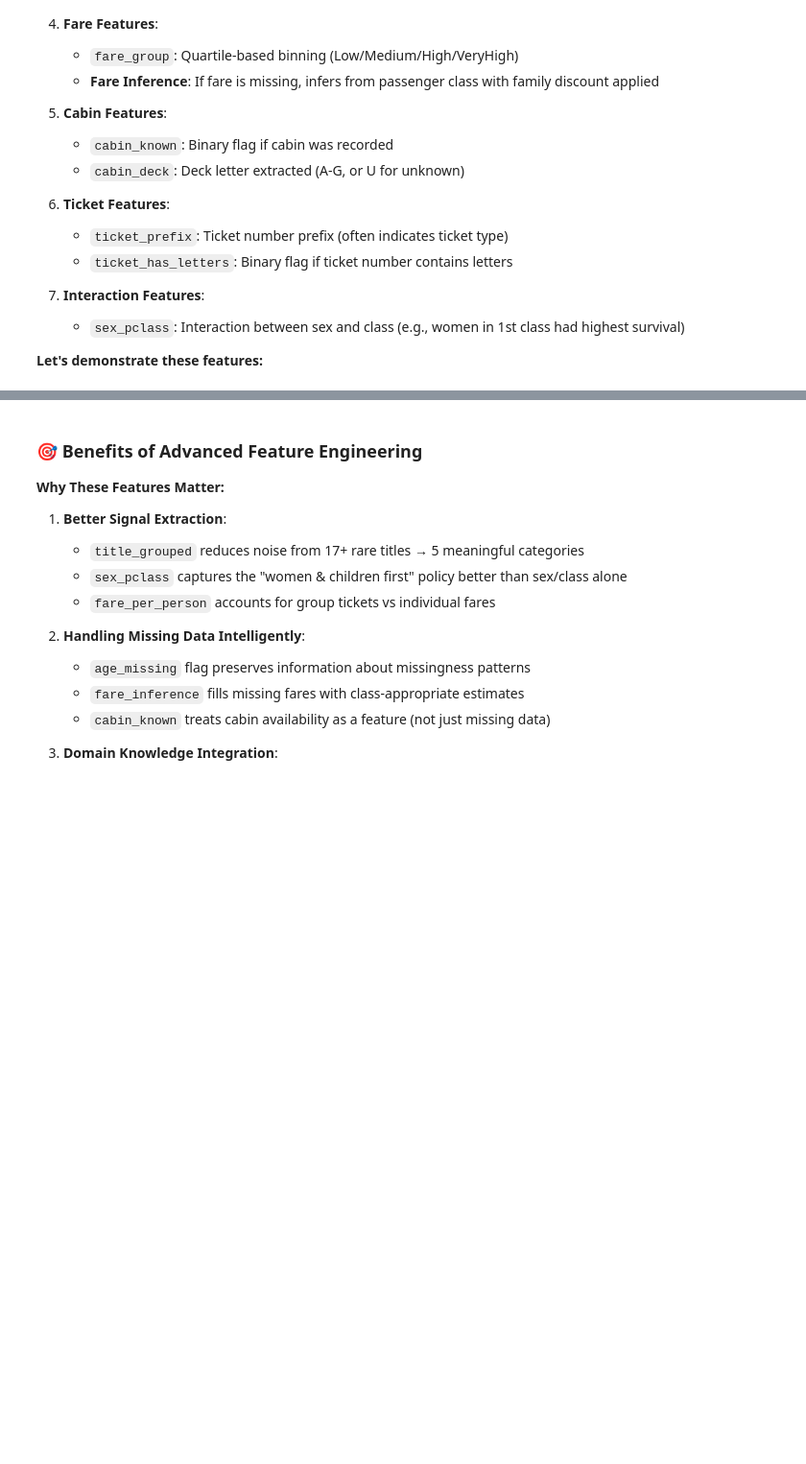
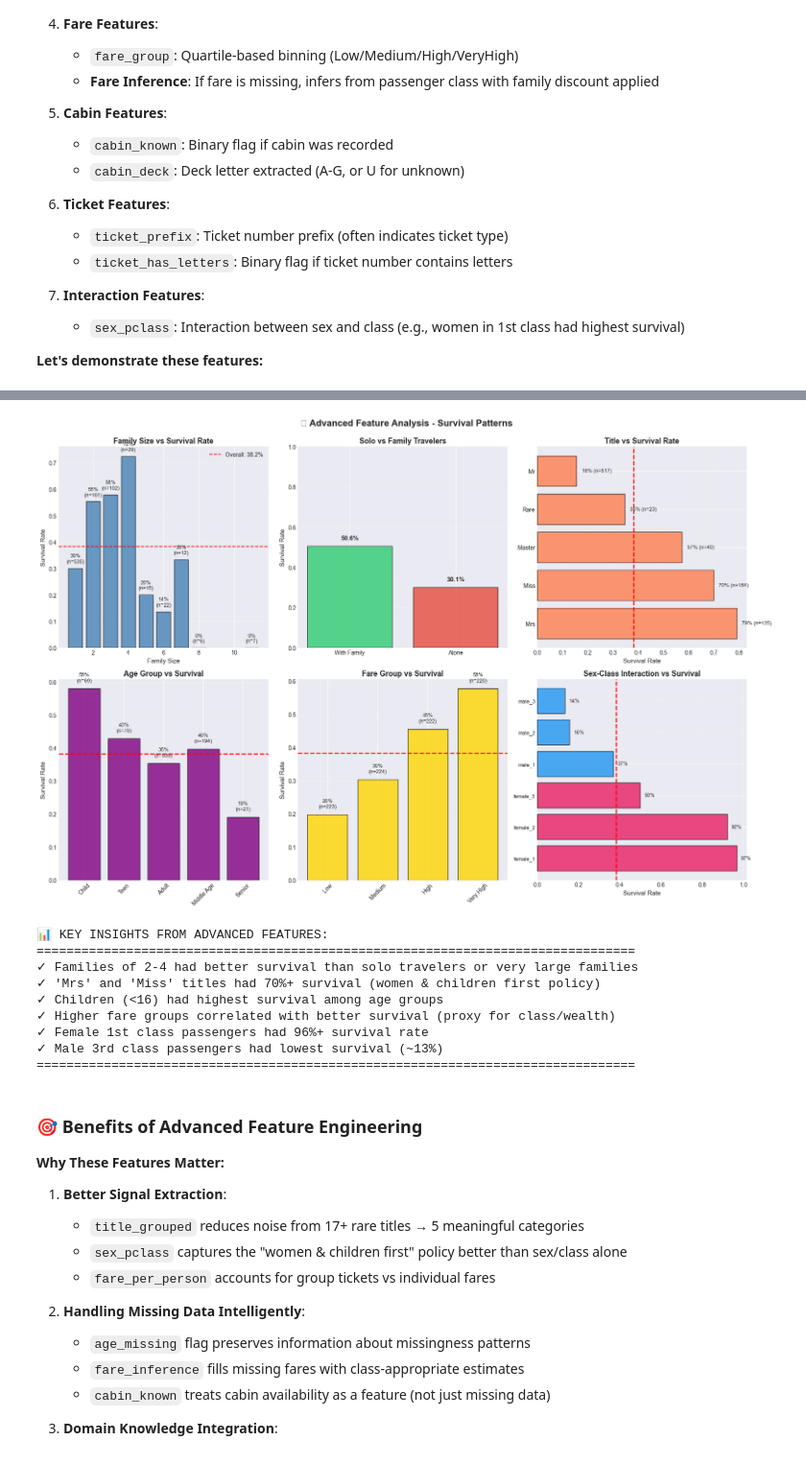
Before and after one commit to JustaKris/Titanic-Machine-Learning-from-Disaster, a Jupyter notebook: notebooks/Titanic-Machine-Learning-from-Disaster.ipynb, the cells around one changed output, grey strips where cells are left out. Shown at 96% size. Cells and saved outputs as stored; diff of their text form; code cells hidden in the pictures; blank space fills up the shorter version.

```diff
--- a/notebooks/Titanic-Machine-Learning-from-Disaster.ipynb
+++ b/notebooks/Titanic-Machine-Learning-from-Disaster.ipynb
@@ -810,60 +1059,71 @@ for i, (idx, row) in enumerate(title_survival.iterrows()):
 # 4. Age Group vs Survival
 ax4 = axes[1, 0]
 age_group_survival = df_advanced.groupby('age_group')['Survived'].agg(['mean', 'count'])
-age_group_order = ['Child', 'Young Adult', 'Adult', 'Senior']
+age_group_order = ['child', 'teen', 'adult', 'middle_age', 'senior']
 age_group_survival = age_group_survival.reindex([ag for ag in age_group_order if ag in age_group_survival.index])
 ax4.bar(range(len(age_group_survival)), age_group_survival['mean'], color='purple', edgecolor='black', alpha=0.8)
 ax4.set_xticks(range(len(age_group_survival)))
-ax4.set_xticklabels(age_group_survival.index, rotation=45)
+ax4.set_xticklabels([ag.replace('_', ' ').title() for ag in age_group_survival.index], rotation=45)
 ax4.set_title('Age Group vs Survival', fontsize=13, fontweight='bold')
 ax4.set_ylabel('Survival Rate', fontsize=11)
 ax4.axhline(y=df_advanced['Survived'].mean(), color='red', linestyle='--', linewidth=2)
 ax4.grid(axis='y', alpha=0.3)
 for i, (idx, row) in enumerate(age_group_survival.iterrows()):
-    ax4.text(i, row['mean'] + 0.02, f"{row['mean']:.0%}", ha='center', fontsize=9)
+    ax4.text(i, row['mean'] + 0.02, f"{row['mean']:.0%}\n(n={int(row['count'])})", ha='center', fontsize=9)
 
 # 5. Fare Group vs Survival
 ax5 = axes[1, 1]
 fare_group_survival = df_advanced.groupby('fare_group')['Survived'].agg(['mean', 'count'])
-fare_order = ['Low', 'Medium', 'High', 'VeryHigh']
+fare_order = ['low', 'medium', 'high', 'very_high']
 fare_group_survival = fare_group_survival.reindex([fg for fg in fare_order if fg in fare_group_survival.index])
 ax5.bar(range(len(fare_group_survival)), fare_group_survival['mean'], color='gold', edgecolor='black', alpha=0.8)
 ax5.set_xticks(range(len(fare_group_survival)))
-ax5.set_xticklabels(fare_group_survival.index, rotation=45)
+ax5.set_xticklabels([fg.replace('_', ' ').title() for fg in fare_group_survival.index], rotation=45)
 ax5.set_title('Fare Group vs Survival', fontsize=13, fontweight='bold')
 ax5.set_ylabel('Survival Rate', fontsize=11)
 ax5.axhline(y=df_advanced['Survived'].mean(), color='red', linestyle='--', linewidth=2)
 ax5.grid(axis='y', alpha=0.3)
 for i, (idx, row) in enumerate(fare_group_survival.iterrows()):
-    ax5.text(i, row['mean'] + 0.02, f"{row['mean']:.0%}", ha='center', fontsize=9)
+    ax5.text(i, row['mean'] + 0.02, f"{row['mean']:.0%}\n(n={int(row['count'])})", ha='center', fontsize=9)
 
 # 6. Sex-Class Interaction vs Survival
 ax6 = axes[1, 2]
 sex_class_survival = df_advanced.groupby('sex_pclass')['Survived'].agg(['mean', 'count'])
 sex_class_survival = sex_class_survival.sort_values('mean', ascending=False)
 colors_sc = ['#e91e63' if 'female' in idx else '#2196f3' for idx in sex_class_survival.index]
 ax6.barh(range(len(sex_class_survival)), sex_class_survival['mean'], color=colors_sc, edgecolor='black', alpha=0.8)
 ax6.set_yticks(range(len(sex_class_survival)))
 ax6.set_yticklabels(sex_class_survival.index, fontsize=9)
 ax6.set_title('Sex-Class Interaction vs Survival', fontsize=13, fontweight='bold')
 ax6.set_xlabel('Survival Rate', fontsize=11)
 ax6.axvline(x=df_advanced['Survived'].mean(), color='red', linestyle='--', linewidth=2)
 ax6.grid(axis='x', alpha=0.3)
 for i, (idx, row) in enumerate(sex_class_survival.iterrows()):
     ax6.text(row['mean'] + 0.02, i, f"{row['mean']:.0%}", va='center', fontsize=9)
 
 plt.tight_layout()
 plt.show()
 
 print("\n📊 KEY INSIGHTS FROM ADVANCED FEATURES:")
 print("=" * 80)
 print("✓ Families of 2-4 had better survival than solo travelers or very large families")
 print("✓ 'Mrs' and 'Miss' titles had 70%+ survival (women & children first policy)")
 print("✓ Children (<16) had highest survival among age groups")
 print("✓ Higher fare groups correlated with better survival (proxy for class/wealth)")
 print("✓ Female 1st class passengers had 96%+ survival rate")
 print("✓ Male 3rd class passengers had lowest survival (~13%)")
 print("=" * 80)
+# %% [output]
+[figure, added]
+📊 KEY INSIGHTS FROM ADVANCED FEATURES:
+================================================================================
+✓ Families of 2-4 had better survival than solo travelers or very large families
+✓ 'Mrs' and 'Miss' titles had 70%+ survival (women & children first policy)
+✓ Children (<16) had highest survival among age groups
+✓ Higher fare groups correlated with better survival (proxy for class/wealth)
+✓ Female 1st class passengers had 96%+ survival rate
+✓ Male 3rd class passengers had lowest survival (~13%)
+================================================================================
 # %% [markdown]
 ### 🎯 Benefits of Advanced Feature Engineering
 
```
Also changed, not shown: parts of 56 cells of this notebook, 3 other files.
